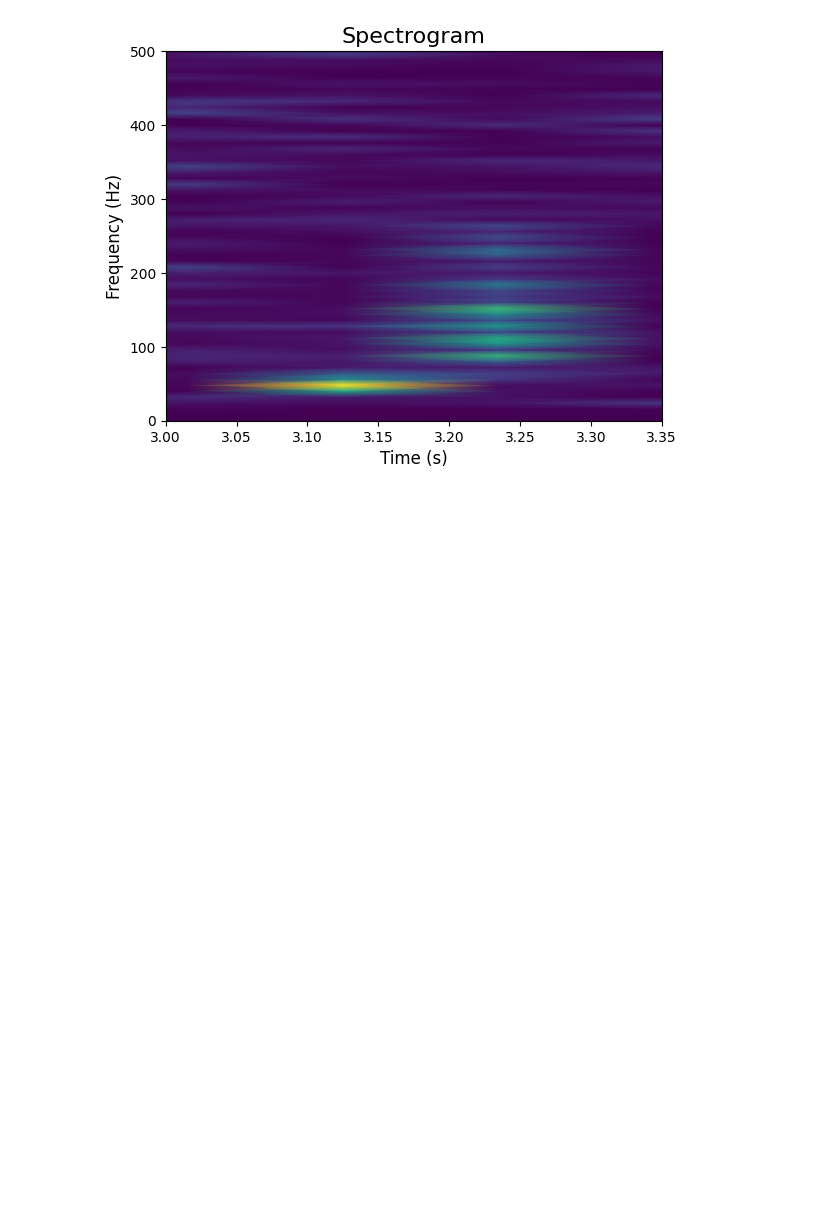
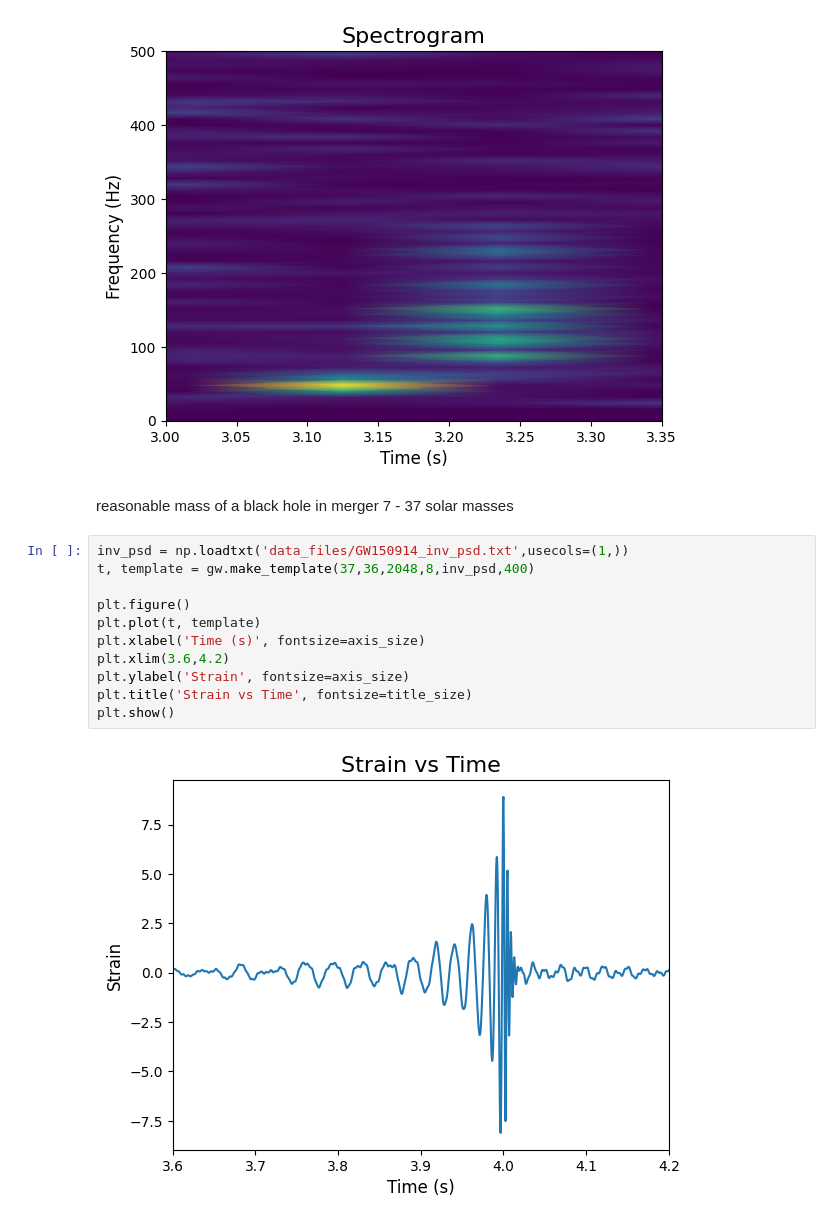
Before and after one commit to lewismcnish/Astronomy, a Jupyter notebook: Binary_Black_Holes/Binary.ipynb, the cells around one changed output. Drawn from its saved outputs; the diff is of its cells as text; blank space fills up the shorter version.

```diff
--- a/Binary_Black_Holes/Binary.ipynb
+++ b/Binary_Black_Holes/Binary.ipynb
@@ -36,3 +37,18 @@ plt.title('Spectrogram', fontsize=title_size)
 plt.show()
 # %% [output]
 [figure]
+# %% [markdown]
+reasonable mass of a black hole in merger 7 - 37 solar masses
+# %%
+inv_psd = np.loadtxt('data_files/GW150914_inv_psd.txt',usecols=(1,))
+t, template = gw.make_template(37,36,2048,8,inv_psd,400)
+
+plt.figure()
+plt.plot(t, template)
+plt.xlabel('Time (s)', fontsize=axis_size)
+plt.xlim(3.6,4.2)
+plt.ylabel('Strain', fontsize=axis_size)
+plt.title('Strain vs Time', fontsize=title_size)
+plt.show()
+# %% [output]
+[figure, added]
```
Also changed, not shown: parts of 6 cells of this notebook, 1 other file.
